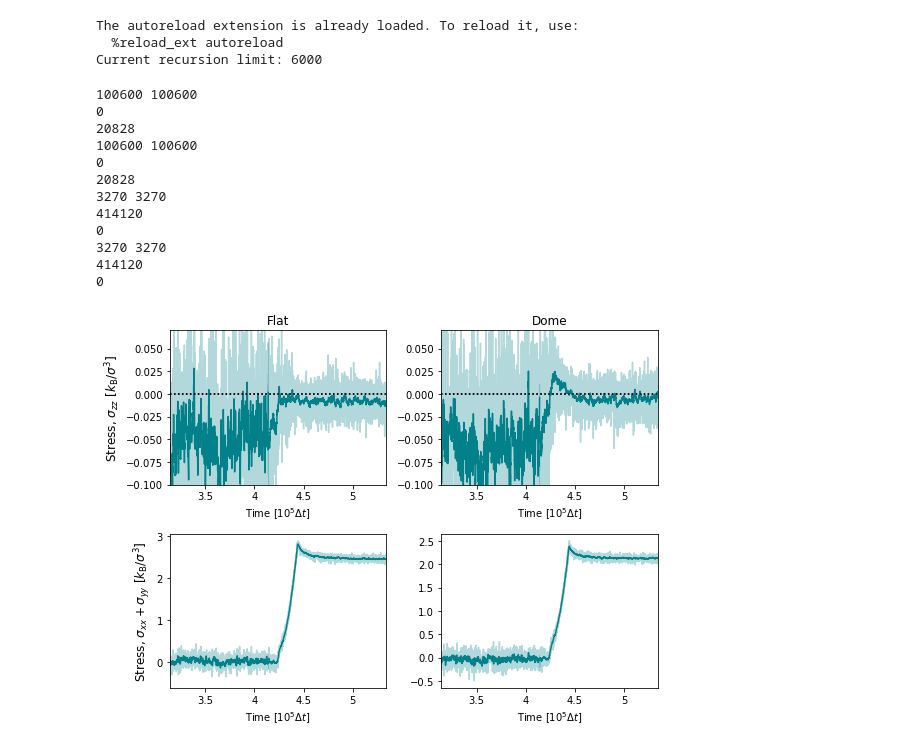
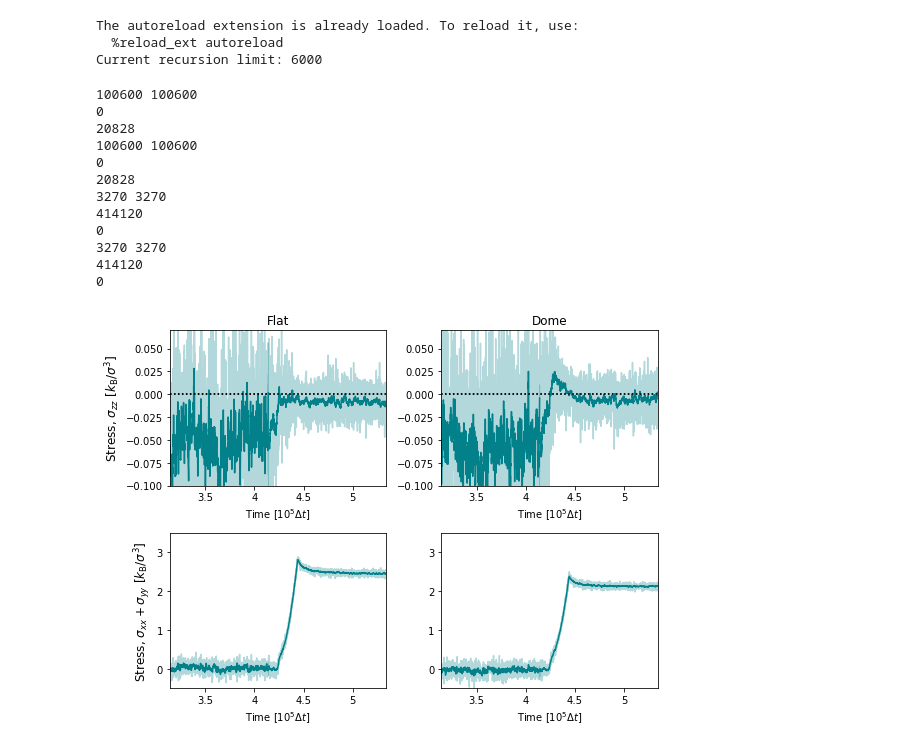
Before and after one commit to Billie1717/ColIVTurnover_Simulations, a Jupyter notebook: Data_and_Figures/Fig_Dome/NEWShowing_Zstress.ipynb, the cells around one changed output. Cells and saved outputs as stored; diff of their text form; code cells hidden in the pictures.

```diff
--- a/Data_and_Figures/Fig_Dome/NEWShowing_Zstress.ipynb
+++ b/Data_and_Figures/Fig_Dome/NEWShowing_Zstress.ipynb
@@ -114,6 +114,7 @@ for ff in range(2):
         ax[0,f].set_xlim([TimeFrom-0.1e6,TimeFrom+0.12e6])
         ax[1,f].set_xlim([TimeFrom-0.1e6,TimeFrom+0.12e6])
         ax[0,f].set_ylim([-0.1,0.07])
+        ax[1,f].set_ylim([-0.5,3.5])
         ax[0,f].set_xticks([3.5e5,4e5,4.5e5,5e5],['3.5','4','4.5','5'])
         ax[1,f].set_xticks([3.5e5,4e5,4.5e5,5e5],['3.5','4','4.5','5'])
 
@@ -126,31 +127,31 @@ ax[1,0].set_ylabel(r'Stress, $\sigma_{xx}+\sigma_{yy}~[k_{\mathrm{B}}/\sigma^{3}
 ax[0,0].set_ylabel(r'Stress, $\sigma_{zz}~[k_{\mathrm{B}}/\sigma^{3}]$',fontsize = 12)
 
 fig.tight_layout()
 plotname = 'FlatVsDome_zzStress.pdf'
 #plotname = 'FlatVsDome_zzStress.png'
 #fig.savefig(plotsdir+plotname)
 
 
 
 ax[0,0].set_title('Flat')
 ax[0,1].set_title('Dome')
 ax[1,0].set_ylabel(r'Stress, $\sigma_{xx}+\sigma_{yy}~[k_{\mathrm{B}}/\sigma^{3}]$',fontsize = 12)
 ax[0,0].set_ylabel(r'Stress, $\sigma_{zz}~[k_{\mathrm{B}}/\sigma^{3}]$',fontsize = 12)
 fig.tight_layout()
 plotname = 'FlatVsDome_zzStress.pdf'
 #plotname = 'FlatVsDome_zzStress.png'
 #fig.savefig(plotsdir+plotname)
 # %% [output]
 100600 100600
 0
 20828
 100600 100600
 0
 20828
 3270 3270
 414120
 0
 3270 3270
 414120
 0
-[figure, old version]
+[figure, new version]
```
Also changed, not shown: 22 other files.
